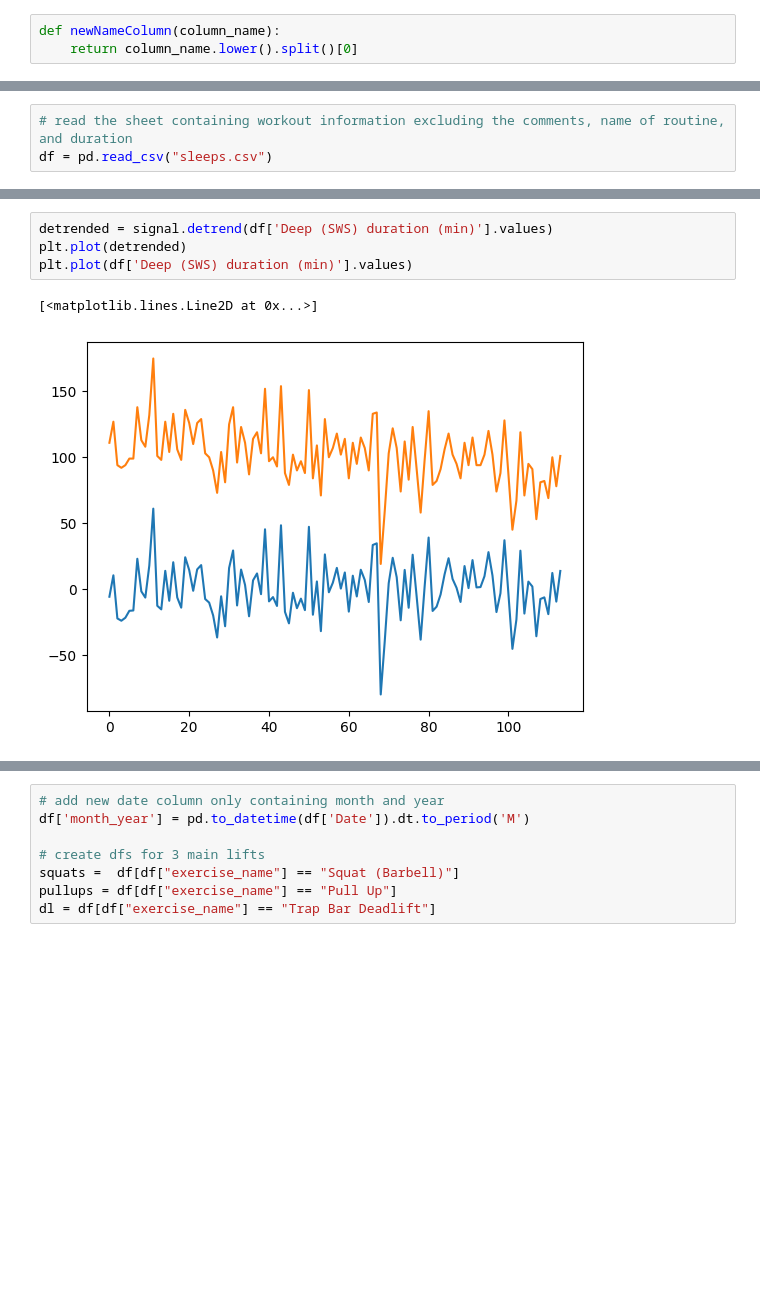
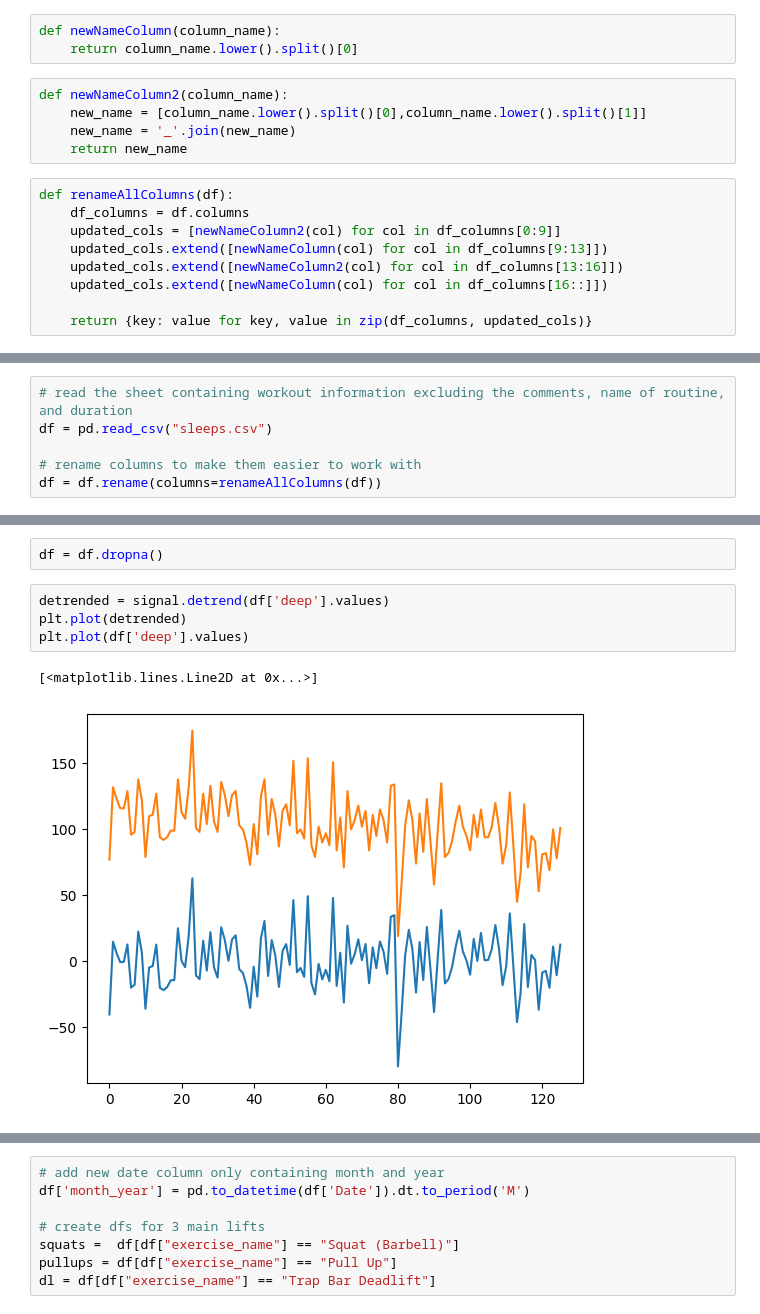
Before and after one commit to gsiraji/Tools, a Jupyter notebook: python/sleep_data.ipynb, the cells around one changed output, grey strips where cells are left out. Saved outputs shown, nothing was run; the diff lists cells and outputs as text; blank space fills up the shorter version.

```diff
--- a/python/sleep_data.ipynb
+++ b/python/sleep_data.ipynb
@@ -43,4 +61,18 @@ def decompPlot(df, col):
 # %%
 def newNameColumn(column_name):
     return column_name.lower().split()[0]
+# %%
+def newNameColumn2(column_name):
+    new_name = [column_name.lower().split()[0],column_name.lower().split()[1]]
+    new_name = '_'.join(new_name)
+    return new_name
+# %%
+def renameAllColumns(df):
+    df_columns = df.columns
+    updated_cols = [newNameColumn2(col) for col in df_columns[0:9]]
+    updated_cols.extend([newNameColumn(col) for col in df_columns[9:13]])
+    updated_cols.extend([newNameColumn2(col) for col in df_columns[13:16]])
+    updated_cols.extend([newNameColumn(col) for col in df_columns[16::]])
+
+    return {key: value for key, value in zip(df_columns, updated_cols)}
 # %%
@@ -50,3 +107,6 @@ def renameColumns(df_columns):
 # %%
 # read the sheet containing workout information excluding the comments, name of routine, and duration
 df = pd.read_csv("sleeps.csv")
+
+# rename columns to make them easier to work with
+df = df.rename(columns=renameAllColumns(df))
@@ -77,10 +192,12 @@ Data columns (total 17 columns):
+# %%
+df = df.dropna()
 # %%
-detrended = signal.detrend(df['Deep (SWS) duration (min)'].values)
+detrended = signal.detrend(df['deep'].values)
 plt.plot(detrended)
-plt.plot(df['Deep (SWS) duration (min)'].values)
+plt.plot(df['deep'].values)
 # %% [output]
 [<matplotlib.lines.Line2D at 0x...>]
-[figure, old version]
+[figure, new version]
 # %%
 df.describe()
 # %% [output]
```
Also changed, not shown: parts of 16 cells of this notebook.
